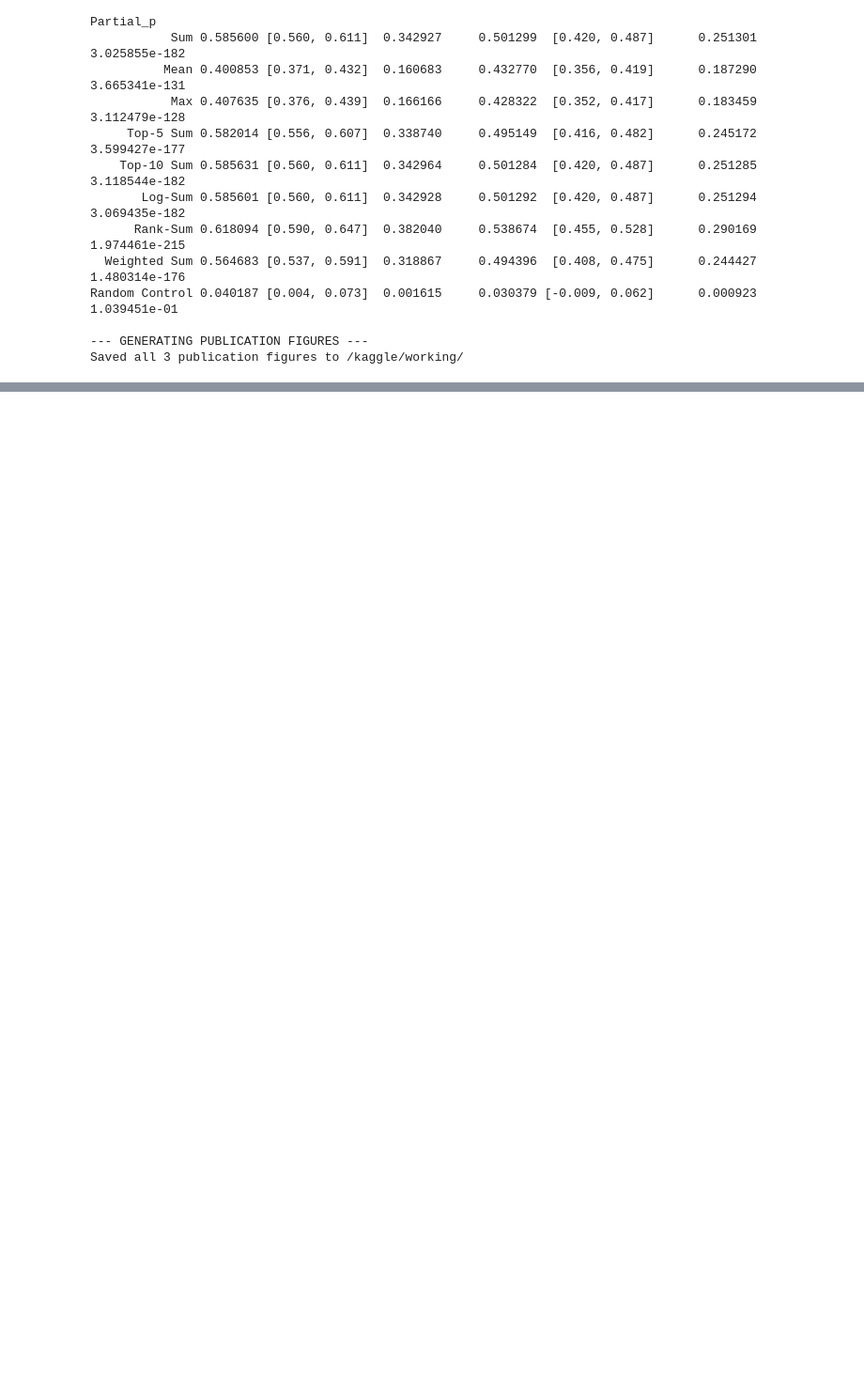
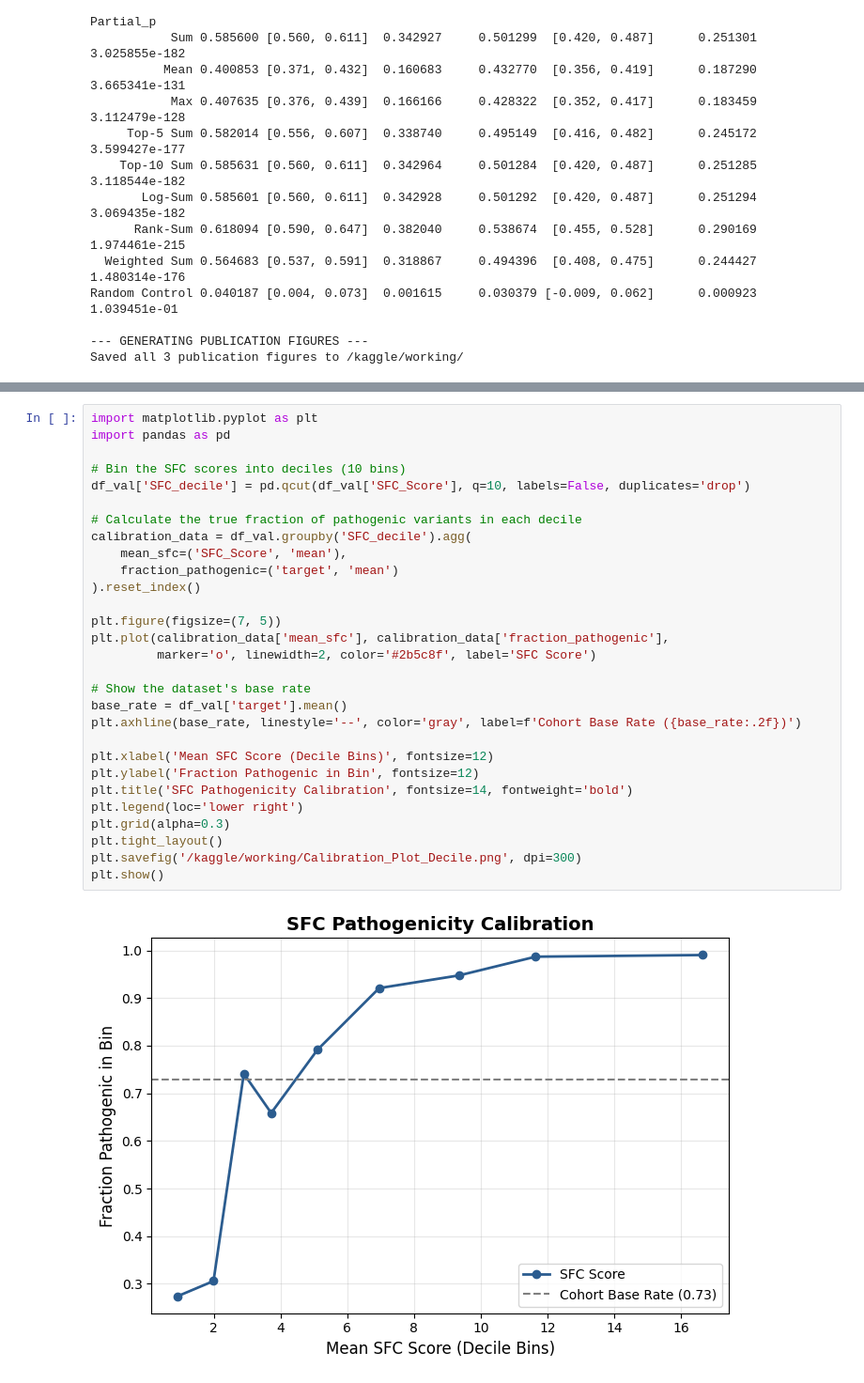
Before and after one commit to Tumpa983/ASD-Variant-Polarization-SFC, a Jupyter notebook: sfc-master-pipeline.ipynb, the cells around one changed output, grey strips where cells are left out. Shown at 94% size. Saved outputs shown, nothing was run; the diff lists cells and outputs as text; blank space fills up the shorter version.

```diff
--- a/sfc-master-pipeline.ipynb
+++ b/sfc-master-pipeline.ipynb
@@ -549,0 +610,31 @@ Saved all 3 publication figures to /kaggle/working/
+# %%
+import matplotlib.pyplot as plt
+import pandas as pd
+
+# Bin the SFC scores into deciles (10 bins)
+df_val['SFC_decile'] = pd.qcut(df_val['SFC_Score'], q=10, labels=False, duplicates='drop')
+
+# Calculate the true fraction of pathogenic variants in each decile
+calibration_data = df_val.groupby('SFC_decile').agg(
+    mean_sfc=('SFC_Score', 'mean'),
+    fraction_pathogenic=('target', 'mean')
+).reset_index()
+
+plt.figure(figsize=(7, 5))
+plt.plot(calibration_data['mean_sfc'], calibration_data['fraction_pathogenic'],
+         marker='o', linewidth=2, color='#2b5c8f', label='SFC Score')
+
+# Show the dataset's base rate
+base_rate = df_val['target'].mean()
+plt.axhline(base_rate, linestyle='--', color='gray', label=f'Cohort Base Rate ({base_rate:.2f})')
+
+plt.xlabel('Mean SFC Score (Decile Bins)', fontsize=12)
+plt.ylabel('Fraction Pathogenic in Bin', fontsize=12)
+plt.title('SFC Pathogenicity Calibration', fontsize=14, fontweight='bold')
+plt.legend(loc='lower right')
+plt.grid(alpha=0.3)
+plt.tight_layout()
+plt.savefig('/kaggle/working/Calibration_Plot_Decile.png', dpi=300)
+plt.show()
+# %% [output]
+[figure, added]
```
Also changed, not shown: parts of 2 cells of this notebook.
